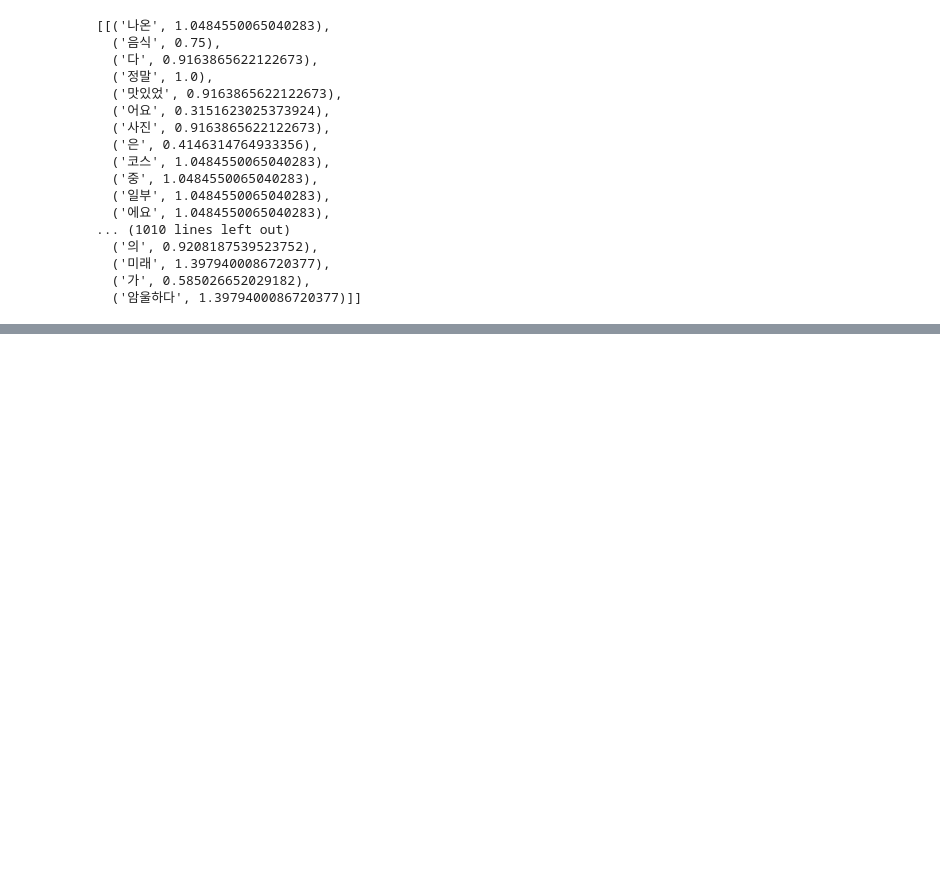
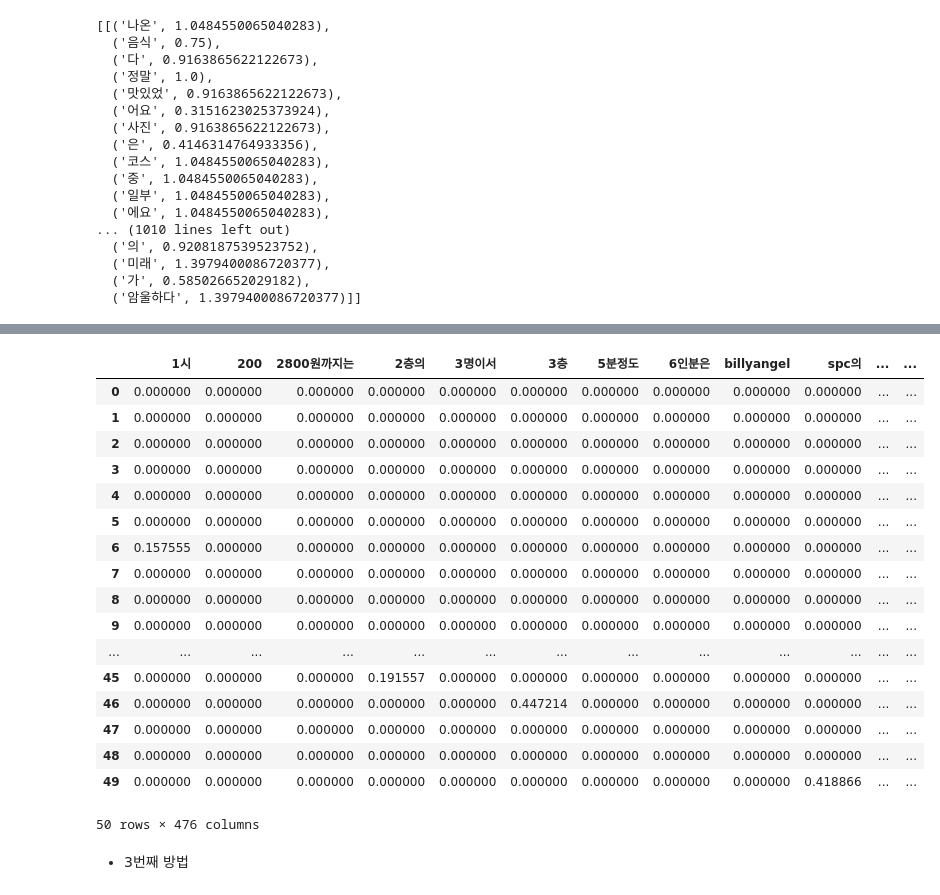
Before and after one commit to xilverh0ya/Midnight_Diner, a Jupyter notebook: Assignment/03_Module/01_Test/test.ipynb, the cells around one changed output, grey strips where cells are left out. Drawn from its saved outputs; the diff is of its cells as text; code cells hidden in the pictures; blank space fills up the shorter version.

```diff
--- a/Assignment/03_Module/01_Test/test.ipynb
+++ b/Assignment/03_Module/01_Test/test.ipynb
@@ -205,0 +254,3 @@ v_test
+# %%
+df2 = tf.astype(bool).sum(axis = 0)
+df2
@@ -205,0 +270,3 @@ v_test
+# %%
+idf = np.log((D + 1) / (df2 + 1)) + 1
+idf
@@ -205,0 +286,26 @@ v_test
+# %%
+tfidf = tf * idf
+tfidf = tfidf / np.linalg.norm(tfidf, axis=1, keepdims=True)
+# %%
+tfidf
+# %% [output]
+|  | 1시 | 200 | 2800원까지는 | 2층의 | 3명이서 | 3층 | 5분정도 | 6인분은 | billyangel | spc의 | ... | ... |
+| 0 | 0.000000 | 0.000000 | 0.000000 | 0.000000 | 0.000000 | 0.000000 | 0.000000 | 0.000000 | 0.000000 | 0.000000 | ... | ... |
+| 1 | 0.000000 | 0.000000 | 0.000000 | 0.000000 | 0.000000 | 0.000000 | 0.000000 | 0.000000 | 0.000000 | 0.000000 | ... | ... |
+| 2 | 0.000000 | 0.000000 | 0.000000 | 0.000000 | 0.000000 | 0.000000 | 0.000000 | 0.000000 | 0.000000 | 0.000000 | ... | ... |
+| 3 | 0.000000 | 0.000000 | 0.000000 | 0.000000 | 0.000000 | 0.000000 | 0.000000 | 0.000000 | 0.000000 | 0.000000 | ... | ... |
+| 4 | 0.000000 | 0.000000 | 0.000000 | 0.000000 | 0.000000 | 0.000000 | 0.000000 | 0.000000 | 0.000000 | 0.000000 | ... | ... |
+| 5 | 0.000000 | 0.000000 | 0.000000 | 0.000000 | 0.000000 | 0.000000 | 0.000000 | 0.000000 | 0.000000 | 0.000000 | ... | ... |
+| 6 | 0.157555 | 0.000000 | 0.000000 | 0.000000 | 0.000000 | 0.000000 | 0.000000 | 0.000000 | 0.000000 | 0.000000 | ... | ... |
+| 7 | 0.000000 | 0.000000 | 0.000000 | 0.000000 | 0.000000 | 0.000000 | 0.000000 | 0.000000 | 0.000000 | 0.000000 | ... | ... |
+| 8 | 0.000000 | 0.000000 | 0.000000 | 0.000000 | 0.000000 | 0.000000 | 0.000000 | 0.000000 | 0.000000 | 0.000000 | ... | ... |
+| 9 | 0.000000 | 0.000000 | 0.000000 | 0.000000 | 0.000000 | 0.000000 | 0.000000 | 0.000000 | 0.000000 | 0.000000 | ... | ... |
+| ... | ... | ... | ... | ... | ... | ... | ... | ... | ... | ... | ... | ... |
+| 45 | 0.000000 | 0.000000 | 0.000000 | 0.191557 | 0.000000 | 0.000000 | 0.000000 | 0.000000 | 0.000000 | 0.000000 | ... | ... |
+| 46 | 0.000000 | 0.000000 | 0.000000 | 0.000000 | 0.000000 | 0.447214 | 0.000000 | 0.000000 | 0.000000 | 0.000000 | ... | ... |
+| 47 | 0.000000 | 0.000000 | 0.000000 | 0.000000 | 0.000000 | 0.000000 | 0.000000 | 0.000000 | 0.000000 | 0.000000 | ... | ... |
+| 48 | 0.000000 | 0.000000 | 0.000000 | 0.000000 | 0.000000 | 0.000000 | 0.000000 | 0.000000 | 0.000000 | 0.000000 | ... | ... |
+| 49 | 0.000000 | 0.000000 | 0.000000 | 0.000000 | 0.000000 | 0.000000 | 0.000000 | 0.000000 | 0.000000 | 0.418866 | ... | ... |
+50 rows × 476 columns
+# %% [markdown]
+- 3번째 방법
```
Also changed, not shown: parts of 28 cells of this notebook.
